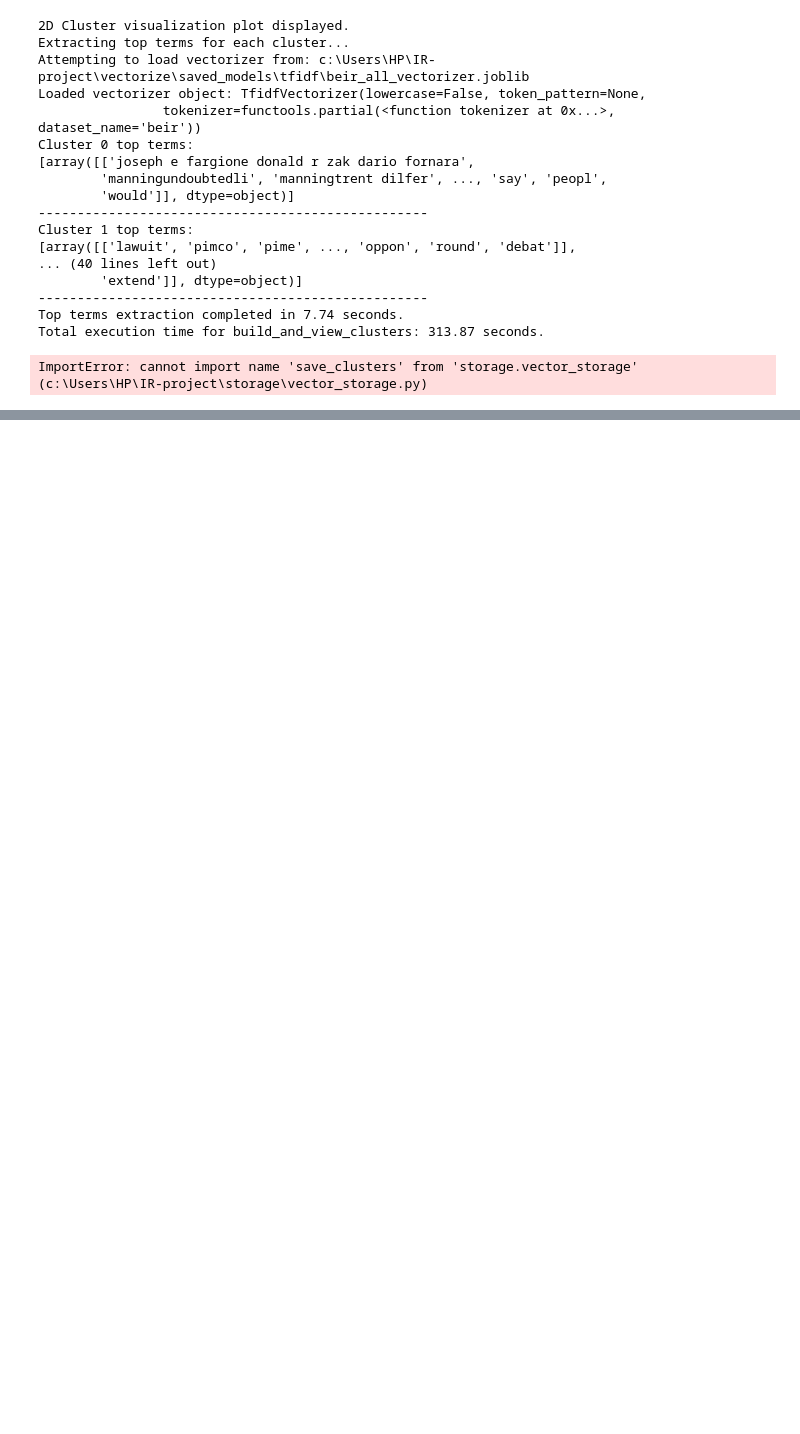
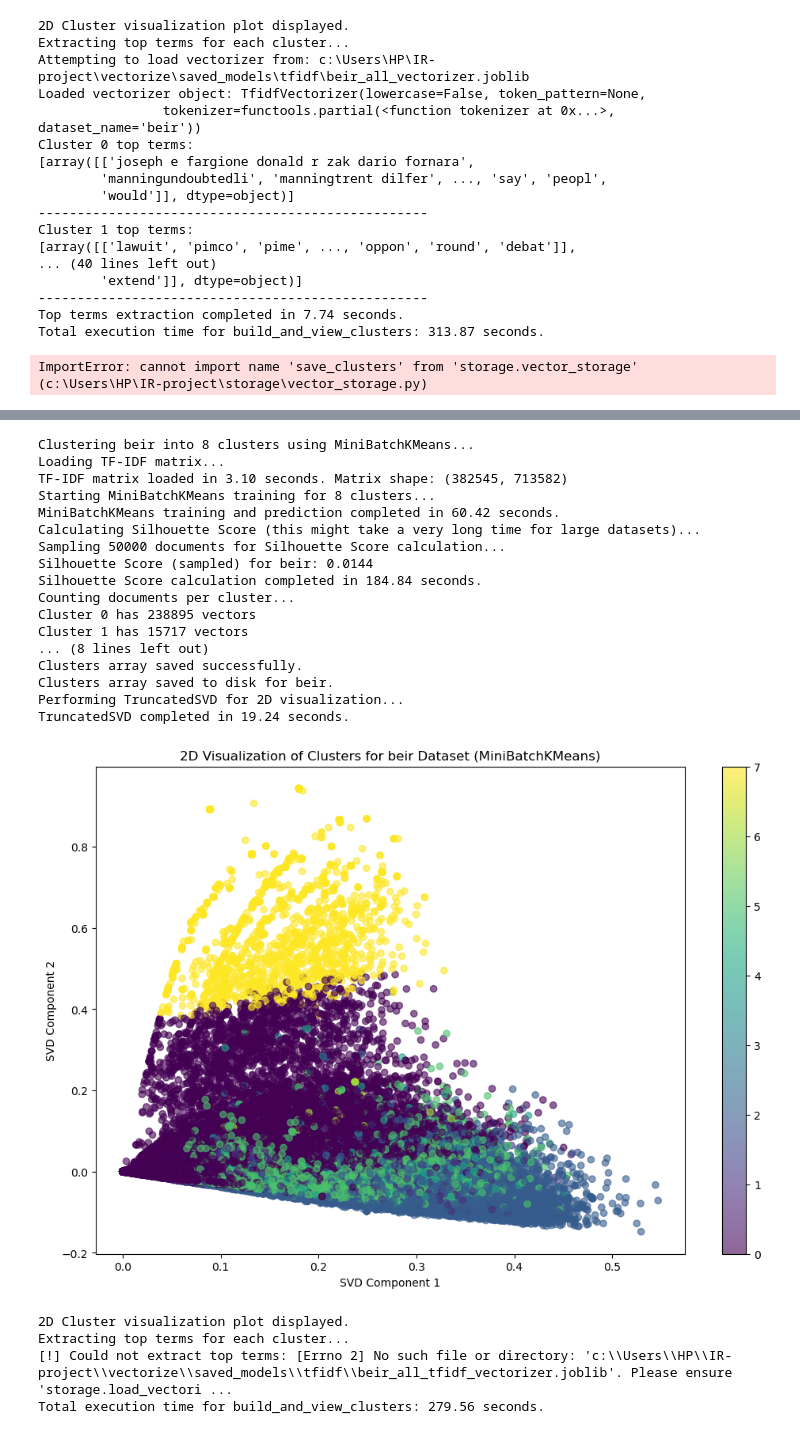
Before and after one commit to sedrabarakat/Hybrid-Retrieval-System, a Jupyter notebook: clustering/run_clustering.ipynb, the cells around one changed output, grey strips where cells are left out. Drawn from its saved outputs; the diff is of its cells as text; code cells hidden in the pictures; blank space fills up the shorter version.

```diff
--- a/clustering/run_clustering.ipynb
+++ b/clustering/run_clustering.ipynb
@@ -376,0 +390,34 @@ ImportError: cannot import name 'save_clusters' from 'storage.vector_storage' (c
+# %%
+import sys
+import os
+
+# اجعل الجذر للمشروع ضمن sys.path
+project_root = os.path.abspath(os.path.join(os.getcwd(), ".."))
+if project_root not in sys.path:
+    sys.path.insert(0, project_root)
+
+from clustering import plot_elbow_curve, build_and_view_clusters
+build_and_view_clusters("beir", n_clusters=8, top_terms=True)
+# %% [output]
+Clustering beir into 8 clusters using MiniBatchKMeans...
+Loading TF-IDF matrix...
+TF-IDF matrix loaded in 3.10 seconds. Matrix shape: (382545, 713582)
+Starting MiniBatchKMeans training for 8 clusters...
+MiniBatchKMeans training and prediction completed in 60.42 seconds.
+Calculating Silhouette Score (this might take a very long time for large datasets)...
+Sampling 50000 documents for Silhouette Score calculation...
+Silhouette Score (sampled) for beir: 0.0144
+Silhouette Score calculation completed in 184.84 seconds.
+Counting documents per cluster...
+Cluster 0 has 238895 vectors
+Cluster 1 has 15717 vectors
+... (8 lines left out)
+Clusters array saved successfully.
+Clusters array saved to disk for beir.
+Performing TruncatedSVD for 2D visualization...
+TruncatedSVD completed in 19.24 seconds.
+[figure, added]
+2D Cluster visualization plot displayed.
+Extracting top terms for each cluster...
+[!] Could not extract top terms: [Errno 2] No such file or directory: 'c:\\Users\\HP\\IR-project\\vectorize\\saved_models\\tfidf\\beir_all_tfidf_vectorizer.joblib'. Please ensure 'storage.load_vectori ...
+Total execution time for build_and_view_clusters: 279.56 seconds.
```
Also changed, not shown: parts of 2 cells of this notebook, 8 other files.
